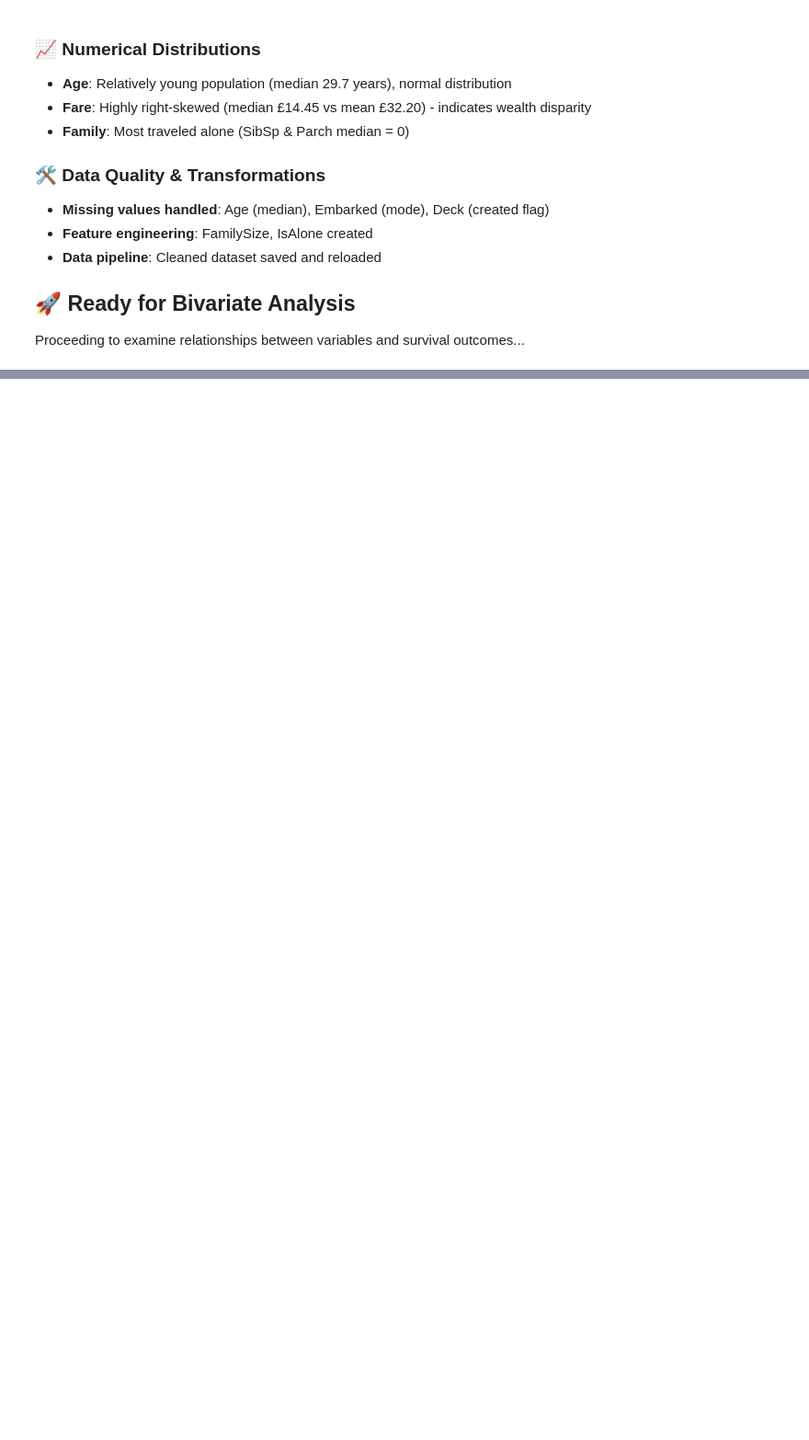
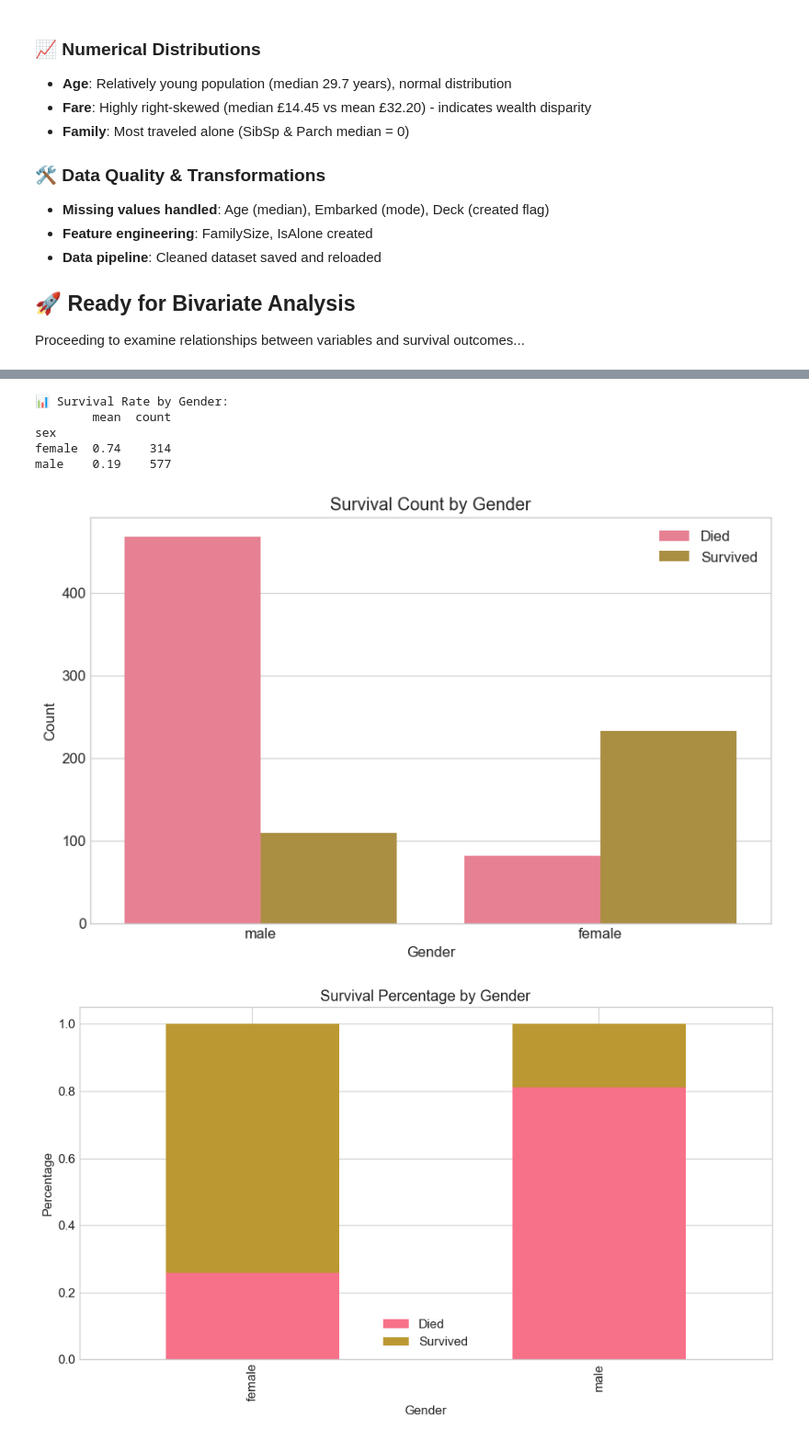
Before and after one commit to profadept/titanic-survival-analysis, a Jupyter notebook: notebooks/titanic-survival-analysis.ipynb, the cells around one changed output, grey strips where cells are left out. Shown at 92% size. Drawn from its saved outputs; the diff is of its cells as text; code cells hidden in the pictures; blank space fills up the shorter version.

```diff
--- a/notebooks/titanic-survival-analysis.ipynb
+++ b/notebooks/titanic-survival-analysis.ipynb
@@ -651,0 +656,34 @@ Proceeding to examine relationships between variables and survival outcomes...
+# %%
+# Survival rate by gender
+gender_survival = df.groupby('sex')['survived'].agg(['mean', 'count'])
+print("📊 Survival Rate by Gender:")
+print(gender_survival)
+
+# Visualization
+sns.countplot(data=df, x='sex', hue='survived')
+plt.title('Survival Count by Gender')
+plt.xlabel('Gender')
+plt.ylabel('Count')
+plt.legend(['Died', 'Survived'])
+
+plt.savefig('../figures/survival_by_age.png', dpi=300, bbox_inches='tight')
+plt.show()
+
+# Percentage stacked bar
+pd.crosstab(df['sex'], df['survived'], normalize='index').plot(kind='bar', stacked=True)
+plt.title('Survival Percentage by Gender')
+plt.xlabel('Gender')
+plt.ylabel('Percentage')
+plt.legend(['Died', 'Survived'])
+
+plt.tight_layout()
+plt.savefig('../figures/pct_survival_by_age.png', dpi=300, bbox_inches='tight')
+plt.show()
+# %% [output]
+📊 Survival Rate by Gender:
+        mean  count
+sex
+female  0.74    314
+male    0.19    577
+[figure, added]
+[figure, added]
```
Also changed, not shown: parts of 1 cell of this notebook.
